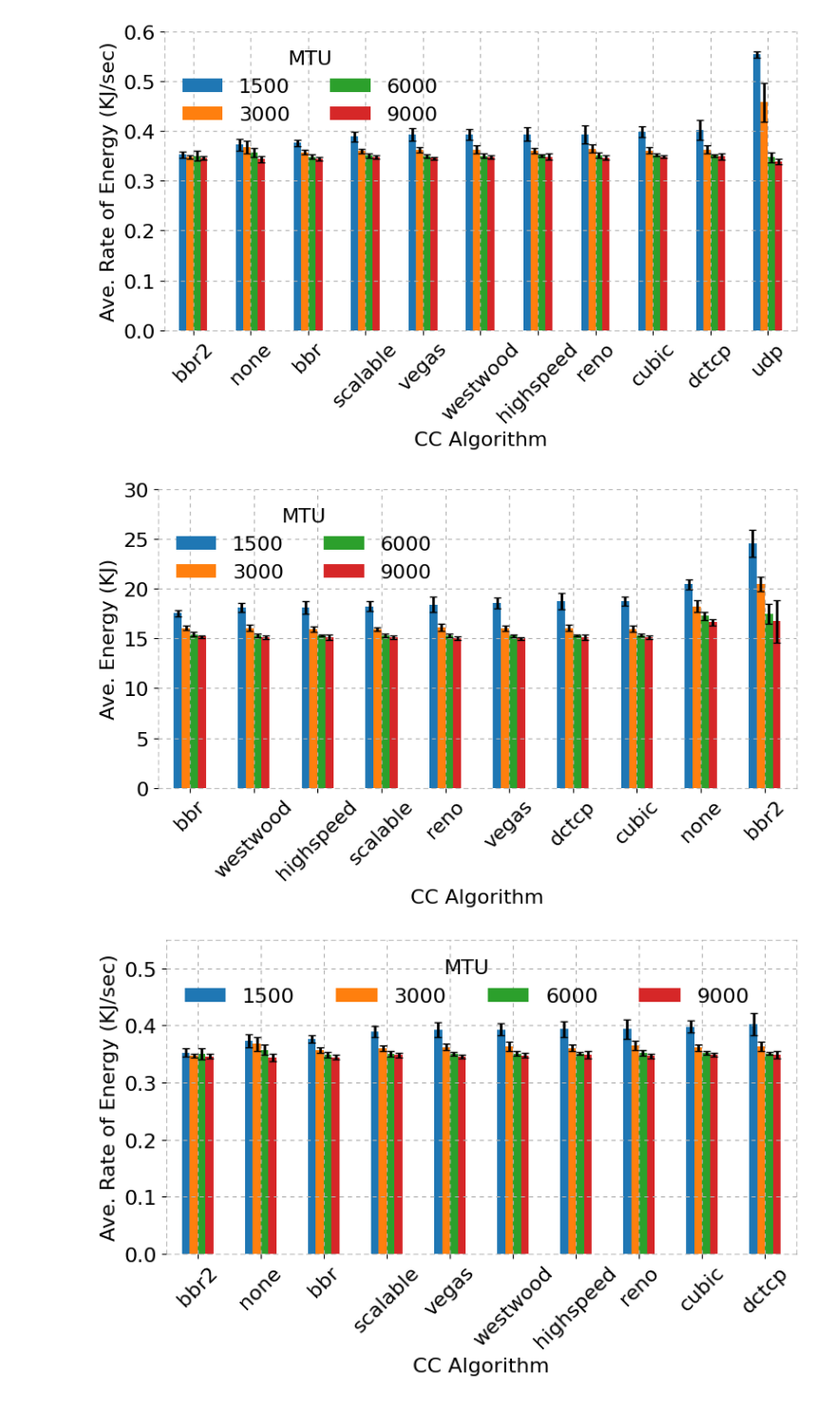
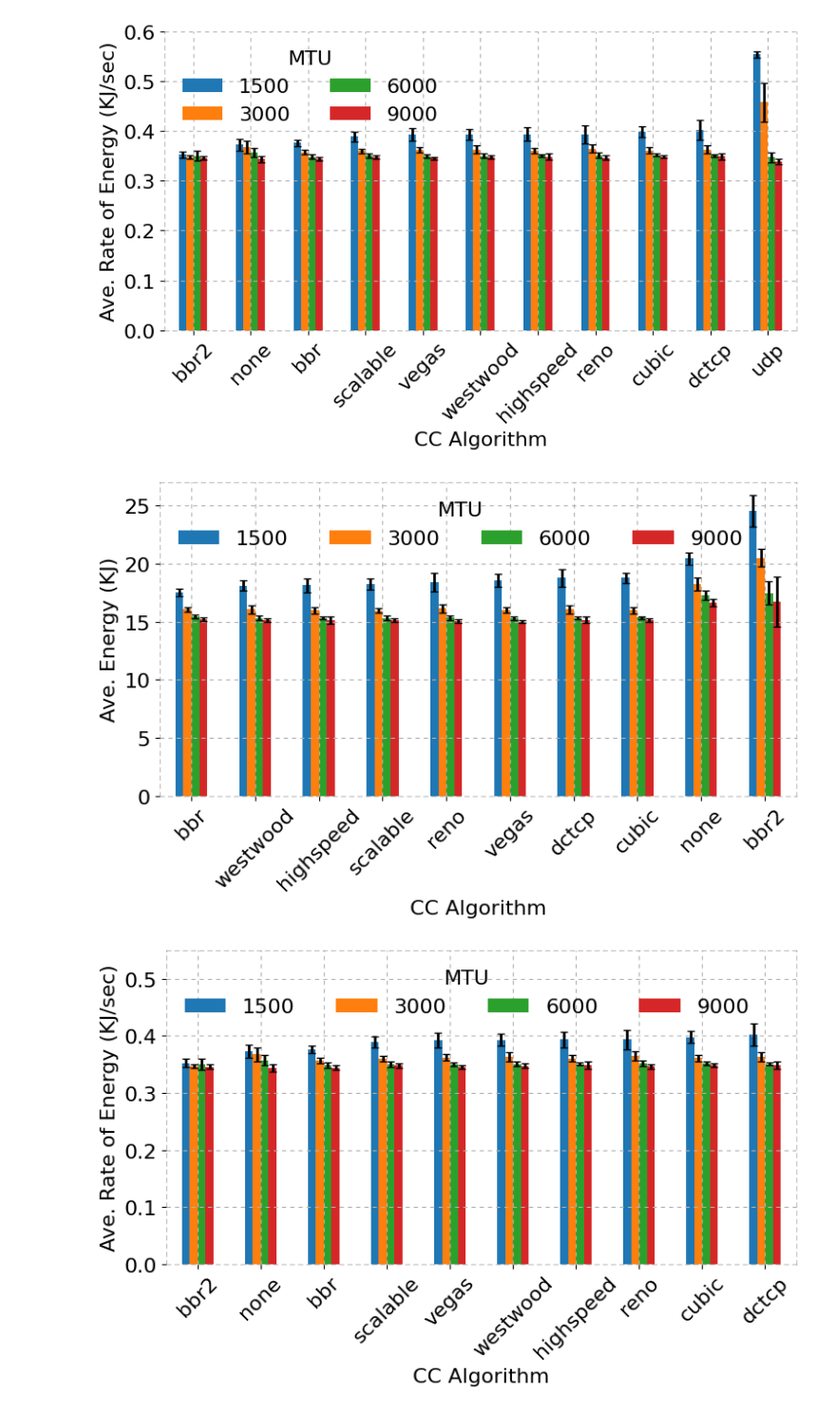
Before and after one commit to serhatarslan-hub/power-of-cc, a Jupyter notebook: analysis/iperf_analysis_for_energy_per_cca.ipynb, the cells around one changed output. Shown at 95% size. Drawn from its saved outputs; the diff is of its cells as text; code cells hidden in the pictures.

```diff
--- a/analysis/iperf_analysis_for_energy_per_cca.ipynb
+++ b/analysis/iperf_analysis_for_energy_per_cca.ipynb
@@ -185,40 +185,40 @@ plt.show()
 # plt.figure(figsize=FIG_SIZE)
 exp_df_no_udp.groupby(['cc', 'mtu'])['energy_kJ'].mean().unstack().sort_values([1500]).plot.bar(
     yerr=exp_df_no_udp.groupby(['cc', 'mtu'])['energy_kJ'].std().unstack(),
     error_kw=dict(lw=2, capsize=3, capthick=1, ecolor='black')
     )
 
 plt.xlabel('CC Algorithm', fontsize=FONT_SIZE)
 plt.ylabel('Ave. Energy (KJ)', fontsize=FONT_SIZE)
 plt.xticks(fontsize=FONT_SIZE)
 plt.yticks(fontsize=FONT_SIZE)
-plt.ylim((0, 30))
+plt.ylim((0, 27))
 plt.xticks(rotation = 45)
 plt.grid(linestyle=LINE_STYLE)
 leg = plt.gca().legend(loc='upper left', frameon=False,
-                 title='MTU', fontsize=FONT_SIZE, ncol=2)
+                 title='MTU', fontsize=FONT_SIZE, ncol=4)
 plt.setp(leg.get_title(),fontsize=FONT_SIZE)
 plt.gca().spines["right"].set_linestyle(LINE_STYLE)
 plt.gca().spines["right"].set_alpha(0.5)
 plt.gca().spines["right"].set_color('gray')
 plt.gca().spines["left"].set_linestyle(LINE_STYLE)
 plt.gca().spines["left"].set_alpha(0.5)
 plt.gca().spines["left"].set_color('gray')
-plt.gca().spines["top"].set_visible(False)
-# plt.gca().spines["top"].set_linestyle(LINE_STYLE)
-# plt.gca().spines["top"].set_alpha(0.5)
-# plt.gca().spines["top"].set_color('gray')
+# plt.gca().spines["top"].set_visible(False)
+plt.gca().spines["top"].set_linestyle(LINE_STYLE)
+plt.gca().spines["top"].set_alpha(0.5)
+plt.gca().spines["top"].set_color('gray')
 plt.gca().spines["bottom"].set_linestyle(LINE_STYLE)
 plt.gca().spines["bottom"].set_alpha(0.5)
 plt.gca().spines["bottom"].set_color('gray')
 plt.tight_layout()
 
 if (SAVE_FIG):
     plt.savefig( out_dir + '/cca_energy_no_udp.pdf')
 
 plt.show()
 # %% [output]
-[figure, old version]
+[figure, new version]
 # %%
 # plt.figure(figsize=FIG_SIZE)
 exp_df_no_udp.groupby(['cc', 'mtu'])['kJps'].mean().unstack().sort_values([1500]).plot.bar(
```
Also changed, not shown: 1 other file.
